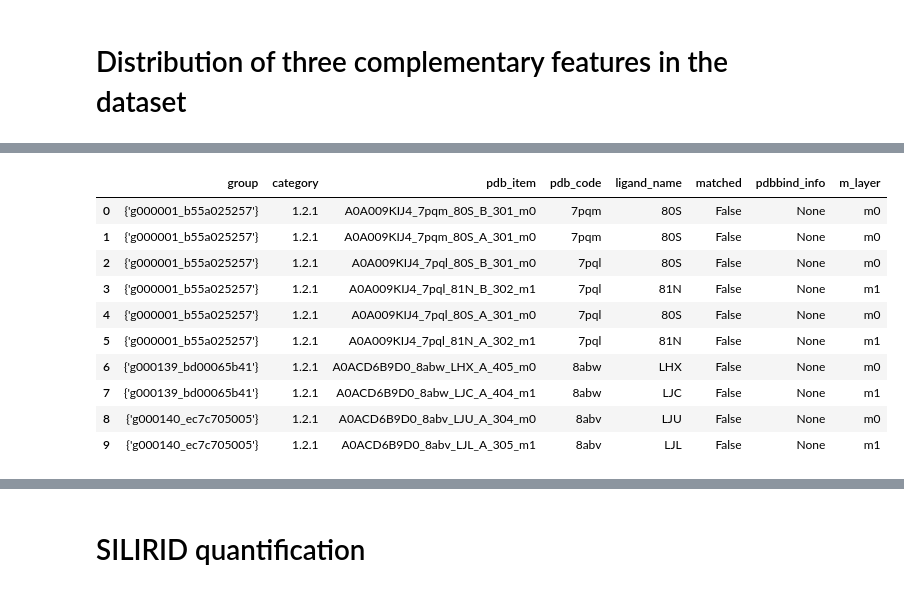
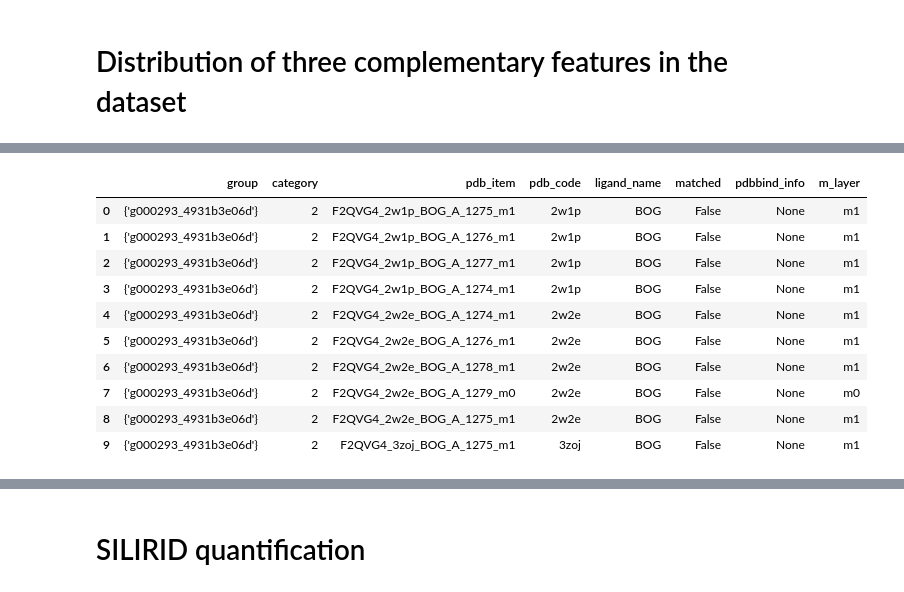
Before and after one commit to comp3d-vienna/Enantiomer_categorization_pipeline, a Jupyter notebook: Notebooks/chemical_space_visualization.ipynb, the cells around one changed output, grey strips where cells are left out. Cells and saved outputs as stored; diff of their text form; code cells hidden in the pictures.

```diff
--- a/Notebooks/chemical_space_visualization.ipynb
+++ b/Notebooks/chemical_space_visualization.ipynb
@@ -40,7 +41,7 @@ def stringify_entries(cell):
 # %% [markdown]
 load annotated protein family information
 # %%
-df_fam_sim_annotated = pd.read_csv('../Data/Notebooks_reproduce_data/Annotated_protein_family_info.csv')
+df_fam_sim_annotated = pd.read_csv('../Data/Notebook_reproduce_data/Annotated_protein_family_info.csv')
 display(df_fam_sim_annotated.head(3))
 print(df_fam_sim_annotated['protein_family_sim_str'].value_counts())
 # %% [output]
@@ -74,7 +75,7 @@ plot_distribution(
 # %% [markdown]
 Distribution of the protein family in four curated categories
 # %%
-manual_check_folder = '../Data/Notebooks_reproduce_data/Manual_curation'
+manual_check_folder = '../Data/Notebook_reproduce_data/Manual_curation'
 all_records = []
 uniprot_to_family = df_fam_sim_annotated.set_index('uniprot_id')['protein_family_sim_str'].to_dict()
 
@@ -452,6 +462,6 @@ plt.show()
 # %%
-enantiomer_structures = '../Data/Notebooks_reproduce_data/filtered_enantiomer_with_uniprot_UniProtID_updated.sdf'
-manual_check_folder = '../Data/Notebooks_reproduce_data/Manual_curation'
+enantiomer_structures = '../Data/Notebook_reproduce_data/filtered_enantiomer_with_uniprot_UniProtID_updated.sdf'
+manual_check_folder = '../Data/Notebook_reproduce_data/Manual_curation'
 all_matched_records = []
 for file in os.listdir(manual_check_folder):
     if file.endswith('.csv') and not 'manualcheck_invalid' in file:
@@ -467,43 +477,43 @@ for file in os.listdir(manual_check_folder):
                         try:
                             ids_list = ast.literal_eval(ids)
                         except Exception:
                             ids_list = []
                     else:
                         ids_list = [ids]
                     for pdb_item in ids_list:
                         matched_record = {
                             'group': group_name,
                             'category': row['category_manual_check'],
                             'pdb_item': pdb_item,
                             'pdb_code': None,
                             'ligand_name': None,
                             'matched': False,
                             'pdbbind_info': None,
                         }
                         if isinstance(pdb_item, str) and '_' in pdb_item:
                             split_pdb = pdb_item.split('_')
                             if len(split_pdb) >= 3:
                                 pdb_code = split_pdb[1].strip().lower()
                                 ligand_name = split_pdb[2].strip()
                                 m_layer = split_pdb[5].strip()
                                 matched_record['pdb_code'] = pdb_code
                                 matched_record['ligand_name'] = ligand_name
                                 matched_record['m_layer'] = m_layer
                             all_matched_records.append(matched_record)
 matched_df = pd.DataFrame(all_matched_records)
 matched_df.head(10)
 # %% [output]
 |  | group | category | pdb_item | pdb_code | ligand_name | matched | pdbbind_info | m_layer |
-| 0 | {'g000001_b55a025257'} | 1.2.1 | A0A009KIJ4_7pqm_80S_B_301_m0 | 7pqm | 80S | False | None | m0 |
-| 1 | {'g000001_b55a025257'} | 1.2.1 | A0A009KIJ4_7pqm_80S_A_301_m0 | 7pqm | 80S | False | None | m0 |
-| 2 | {'g000001_b55a025257'} | 1.2.1 | A0A009KIJ4_7pql_80S_B_301_m0 | 7pql | 80S | False | None | m0 |
-| 3 | {'g000001_b55a025257'} | 1.2.1 | A0A009KIJ4_7pql_81N_B_302_m1 | 7pql | 81N | False | None | m1 |
-| 4 | {'g000001_b55a025257'} | 1.2.1 | A0A009KIJ4_7pql_80S_A_301_m0 | 7pql | 80S | False | None | m0 |
-| 5 | {'g000001_b55a025257'} | 1.2.1 | A0A009KIJ4_7pql_81N_A_302_m1 | 7pql | 81N | False | None | m1 |
-| 6 | {'g000139_bd00065b41'} | 1.2.1 | A0ACD6B9D0_8abw_LHX_A_405_m0 | 8abw | LHX | False | None | m0 |
-| 7 | {'g000139_bd00065b41'} | 1.2.1 | A0ACD6B9D0_8abw_LJC_A_404_m1 | 8abw | LJC | False | None | m1 |
-| 8 | {'g000140_ec7c705005'} | 1.2.1 | A0ACD6B9D0_8abv_LJU_A_304_m0 | 8abv | LJU | False | None | m0 |
-| 9 | {'g000140_ec7c705005'} | 1.2.1 | A0ACD6B9D0_8abv_LJL_A_305_m1 | 8abv | LJL | False | None | m1 |
+| 0 | {'g000293_4931b3e06d'} | 2 | F2QVG4_2w1p_BOG_A_1275_m1 | 2w1p | BOG | False | None | m1 |
+| 1 | {'g000293_4931b3e06d'} | 2 | F2QVG4_2w1p_BOG_A_1276_m1 | 2w1p | BOG | False | None | m1 |
+| 2 | {'g000293_4931b3e06d'} | 2 | F2QVG4_2w1p_BOG_A_1277_m1 | 2w1p | BOG | False | None | m1 |
+| 3 | {'g000293_4931b3e06d'} | 2 | F2QVG4_2w1p_BOG_A_1274_m1 | 2w1p | BOG | False | None | m1 |
+| 4 | {'g000293_4931b3e06d'} | 2 | F2QVG4_2w2e_BOG_A_1274_m1 | 2w2e | BOG | False | None | m1 |
+| 5 | {'g000293_4931b3e06d'} | 2 | F2QVG4_2w2e_BOG_A_1276_m1 | 2w2e | BOG | False | None | m1 |
+| 6 | {'g000293_4931b3e06d'} | 2 | F2QVG4_2w2e_BOG_A_1278_m1 | 2w2e | BOG | False | None | m1 |
+| 7 | {'g000293_4931b3e06d'} | 2 | F2QVG4_2w2e_BOG_A_1279_m0 | 2w2e | BOG | False | None | m0 |
+| 8 | {'g000293_4931b3e06d'} | 2 | F2QVG4_2w2e_BOG_A_1275_m1 | 2w2e | BOG | False | None | m1 |
+| 9 | {'g000293_4931b3e06d'} | 2 | F2QVG4_3zoj_BOG_A_1275_m1 | 3zoj | BOG | False | None | m1 |
 # %%
 enantiomer_mols = {}
 SDMolSupplier_enantiomers = Chem.SDMolSupplier(enantiomer_structures)
```
Also changed, not shown: parts of 16 cells of this notebook.
